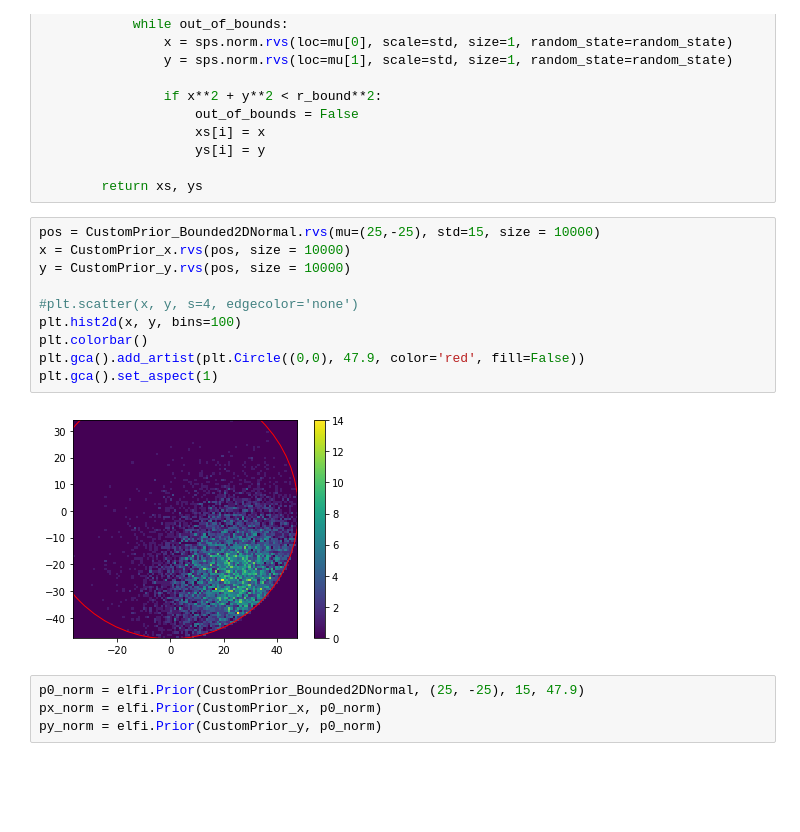
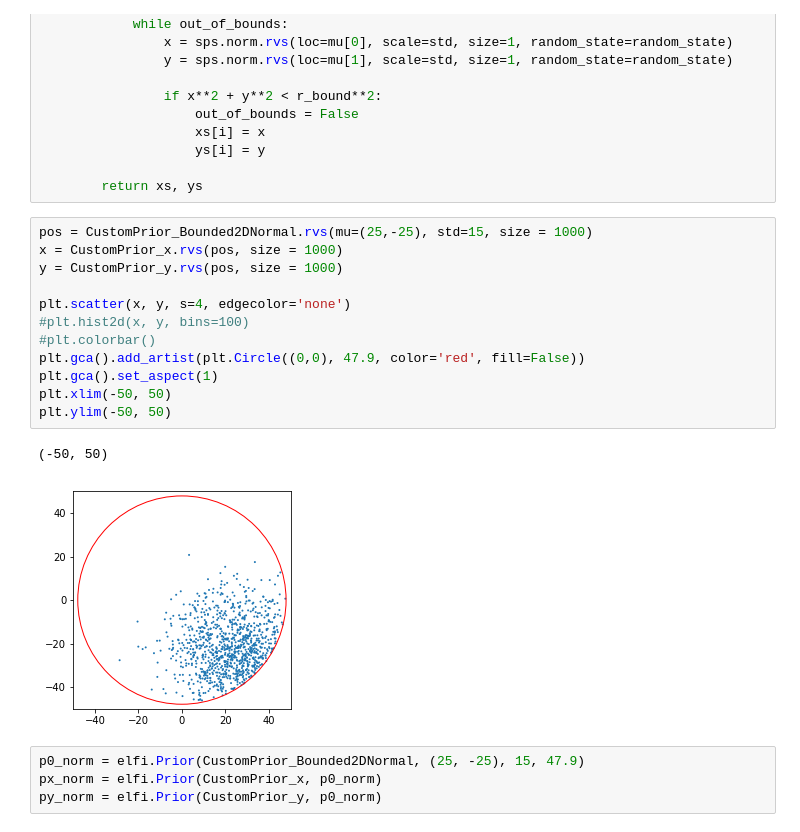
Before and after one commit to dbarg/helsinki_stockholm_collaboration, a Jupyter notebook: ELFI_custom_prior.ipynb, the cells around one changed output. Drawn from its saved outputs; the diff is of its cells as text; blank space fills up the shorter version.

Commit message:
Update plot

```diff
--- a/ELFI_custom_prior.ipynb
+++ b/ELFI_custom_prior.ipynb
@@ -70,17 +70,20 @@ class CustomPrior_Bounded2DNormal(elfi.Distribution):
 
         return xs, ys
 # %%
-pos = CustomPrior_Bounded2DNormal.rvs(mu=(25,-25), std=15, size = 10000)
-x = CustomPrior_x.rvs(pos, size = 10000)
-y = CustomPrior_y.rvs(pos, size = 10000)
+pos = CustomPrior_Bounded2DNormal.rvs(mu=(25,-25), std=15, size = 1000)
+x = CustomPrior_x.rvs(pos, size = 1000)
+y = CustomPrior_y.rvs(pos, size = 1000)
 
-#plt.scatter(x, y, s=4, edgecolor='none')
-plt.hist2d(x, y, bins=100)
-plt.colorbar()
+plt.scatter(x, y, s=4, edgecolor='none')
+#plt.hist2d(x, y, bins=100)
+#plt.colorbar()
 plt.gca().add_artist(plt.Circle((0,0), 47.9, color='red', fill=False))
 plt.gca().set_aspect(1)
+plt.xlim(-50, 50)
+plt.ylim(-50, 50)
 # %% [output]
+(-50, 50)
-[figure, old version]
+[figure, new version]
 # %%
 p0_norm = elfi.Prior(CustomPrior_Bounded2DNormal, (25, -25), 15, 47.9)
 px_norm = elfi.Prior(CustomPrior_x, p0_norm)
```
Also changed, not shown: parts of 1 cell of this notebook.
